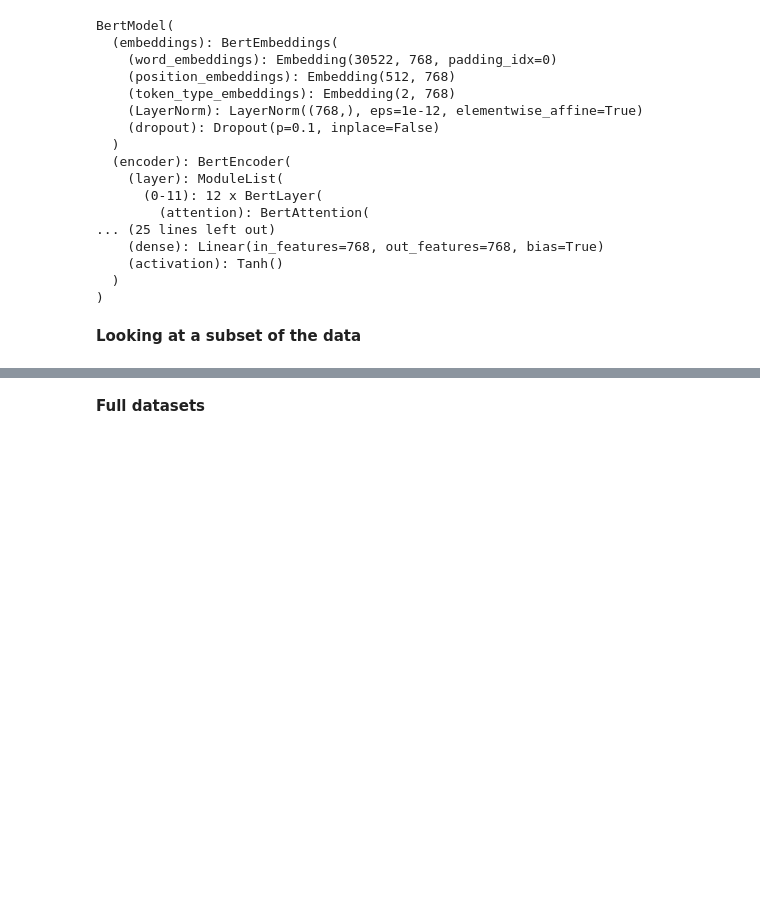
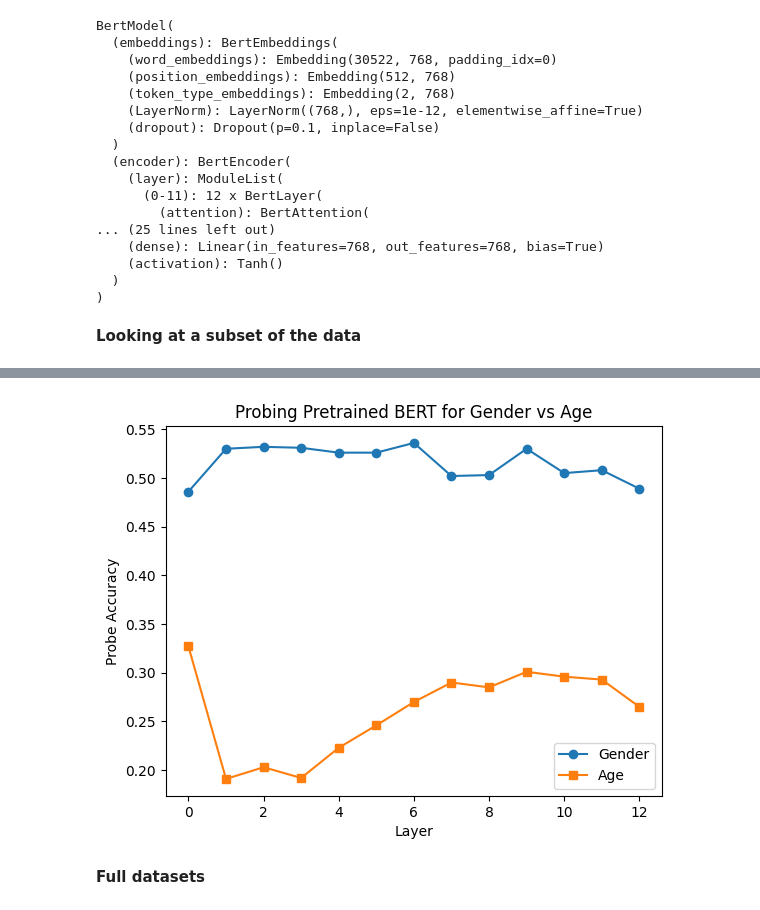
Before and after one commit to amelierueeck/ULM-25-authorship-profiling, a Jupyter notebook: src/BERT_probing.ipynb, the cells around one changed output, grey strips where cells are left out. Drawn from its saved outputs; the diff is of its cells as text; code cells hidden in the pictures; blank space fills up the shorter version.

Commit message:
running with subset of data

```diff
--- a/src/BERT_probing.ipynb
+++ b/src/BERT_probing.ipynb
@@ -111,0 +170,17 @@ get_activations(train_subset, "train_subset_layers.npz")
+# %%
+y_train_subset_gender = train_df["gender"].values[:1000]
+y_train_subset_age    = train_df["age"].values[:1000]
+# %%
+y_val_subset_gender = train_df["gender"].values[:1000]
+y_val_subset_age    = train_df["age"].values[:1000]
+# %%
+#run probes for gender:
+
+results_subset_gender = []
+for layer_idx in range(13):
+    acc, _ = train_probe(
+        get_layer("train_subset", layer_idx), y_train_subset_gender,
+        get_layer("val_subset", layer_idx), y_val_subset_gender
+    )
+    results_subset_gender.append(acc)
+    print(f"[Gender] Layer {layer_idx}: probe accuracy = {acc:.3f}")
@@ -111,0 +201,9 @@ get_activations(train_subset, "train_subset_layers.npz")
+# %%
+results_subset_age = []
+for layer_idx in range(13):
+    acc, _ = train_probe(
+        get_layer("train_subset", layer_idx), y_train_subset_age,
+        get_layer("val_subset", layer_idx), y_train_subset_age
+    )
+    results_subset_age.append(acc)
+    print(f"[Age] Layer {layer_idx}: probe accuracy = {acc:.3f}")
@@ -112,3 +224,15 @@ get_activations(train_subset, "train_subset_layers.npz")
+# %%
+import matplotlib.pyplot as plt
+
+plt.plot(range(13), results_subset_gender, marker="o", label="Gender")
+plt.plot(range(13), results_subset_age, marker="s", label="Age")
+plt.xlabel("Layer")
+plt.ylabel("Probe Accuracy")
+plt.title("Probing Pretrained BERT for Gender vs Age")
+plt.legend()
+plt.show()
+# %% [output]
+[figure, added]
 # %% [markdown]
 **Full datasets**
 # %%
```
Also changed, not shown: parts of 13 cells of this notebook.
